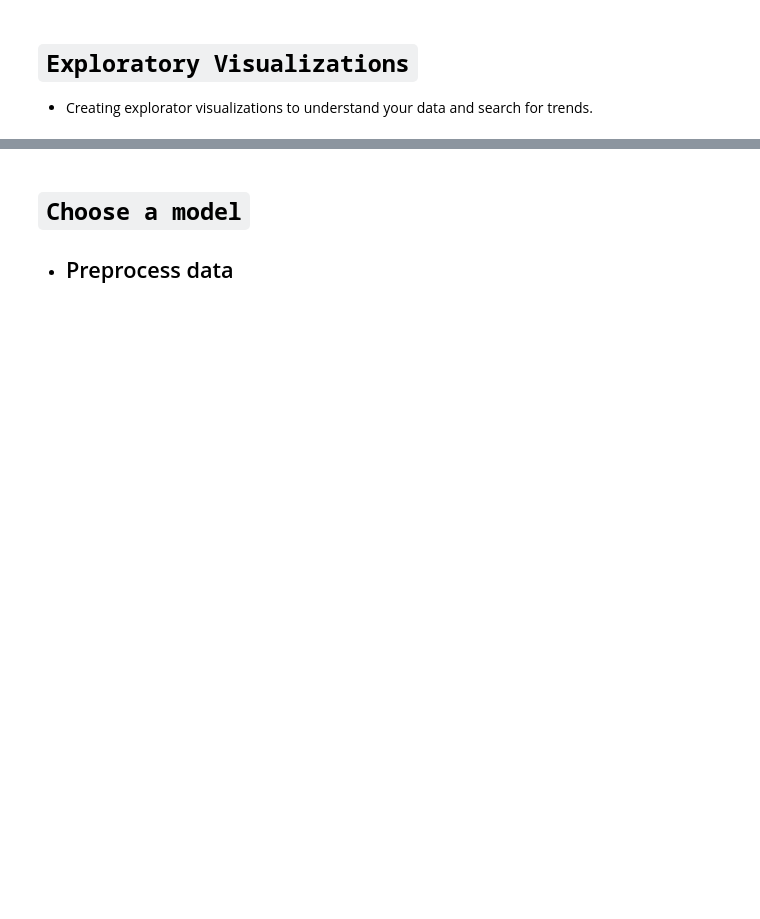
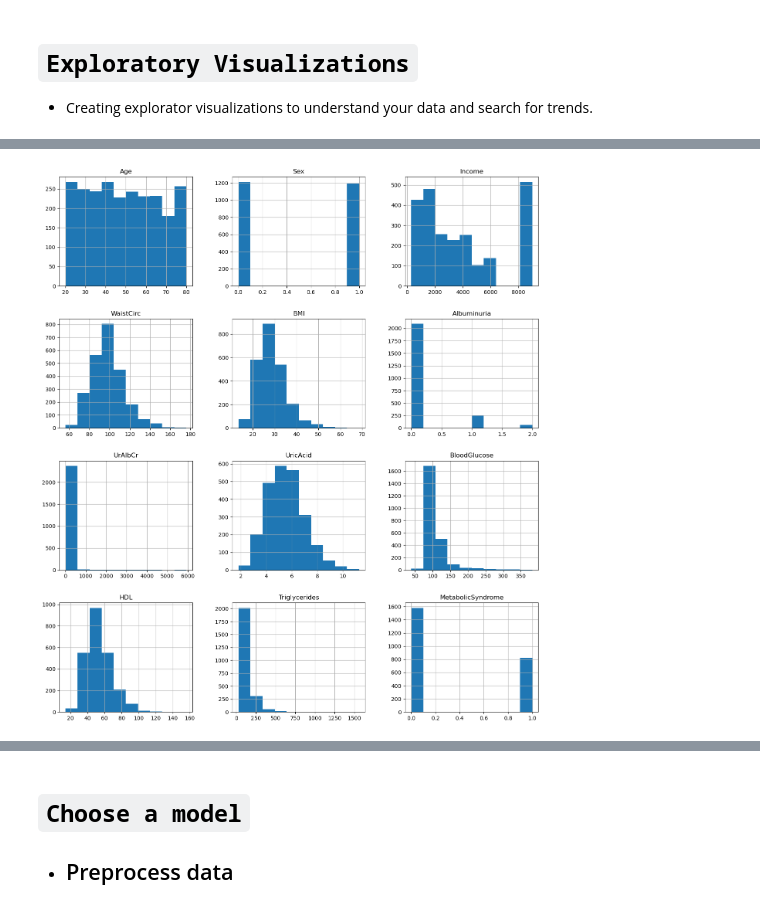
Before and after one commit to VALDE021/Metabolic-Syndrome-Prediction-IMLP, a Jupyter notebook: Project 5 Part 1-EricNV.ipynb, the cells around one changed output, grey strips where cells are left out. Saved outputs shown, nothing was run; the diff lists cells and outputs as text; code cells hidden in the pictures; blank space fills up the shorter version.

```diff
--- a/Project 5 Part 1-EricNV.ipynb
+++ b/Project 5 Part 1-EricNV.ipynb
@@ -50,0 +470,5 @@ MetabolicSyndrome	               Presence or not of at least three of the five m
+# %%
+# Creating a visual plot
+df.hist(figsize=(16,18));
+# %% [output]
+[figure, added]
```
Also changed, not shown: parts of 77 cells of this notebook.
